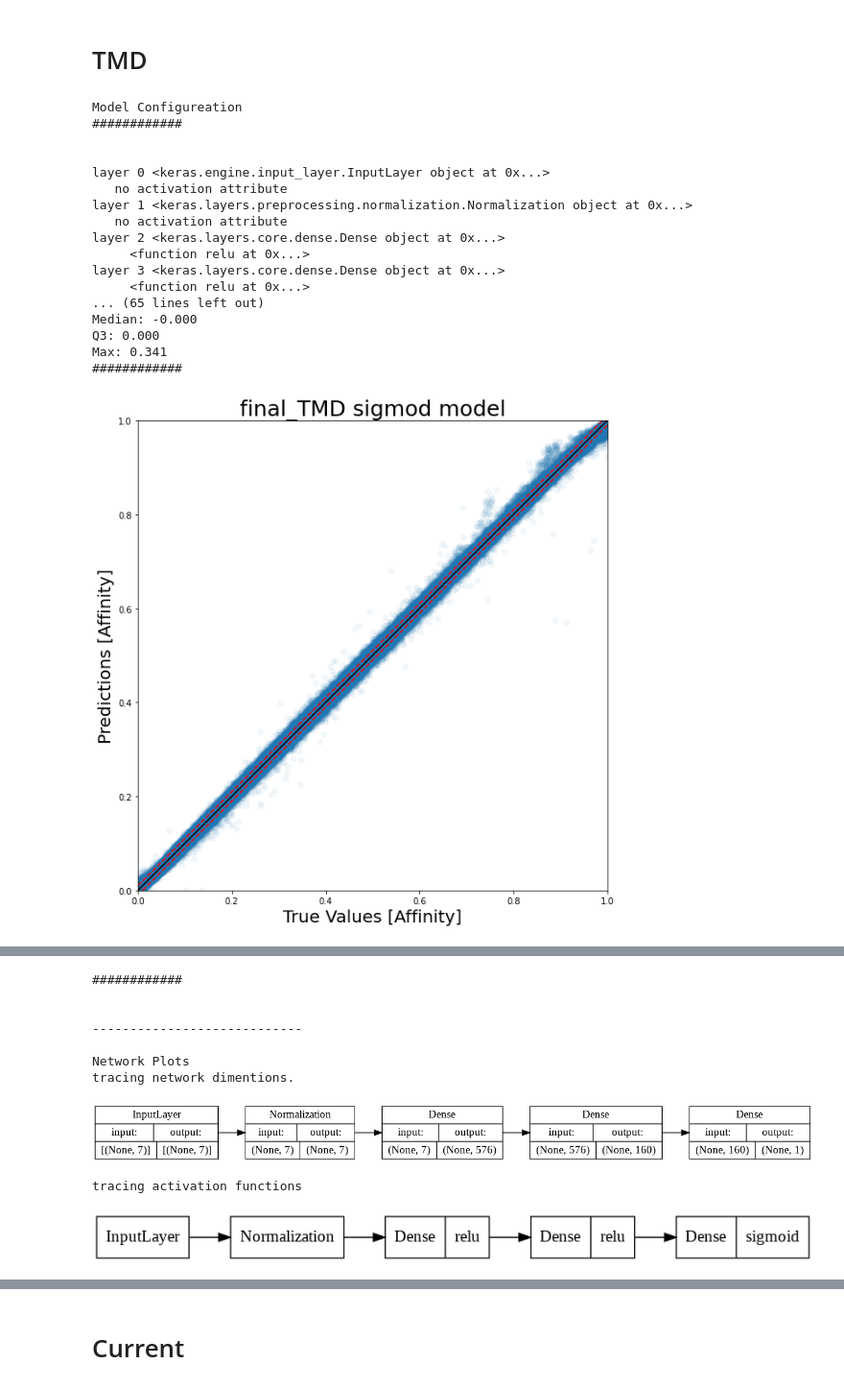
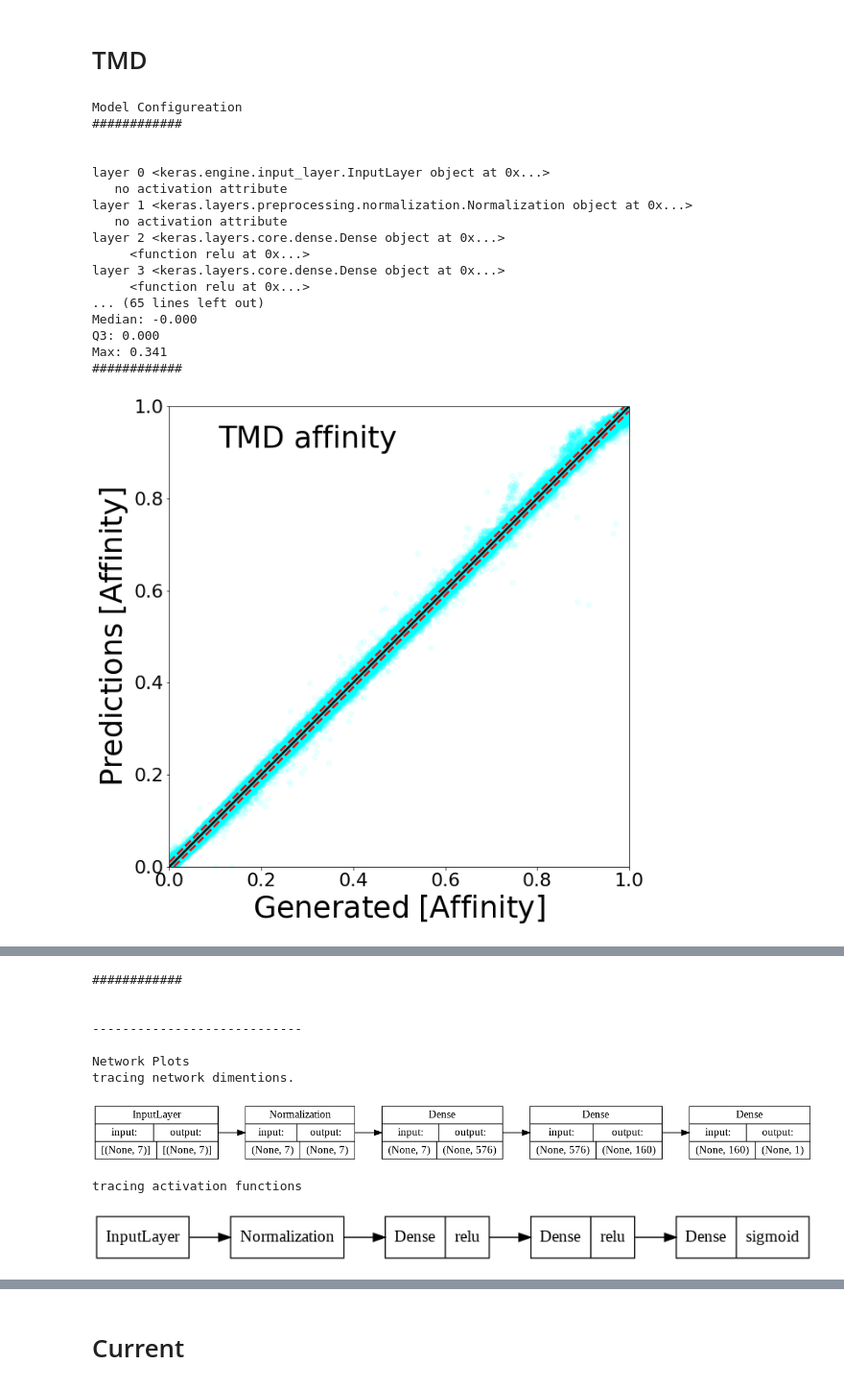
Before and after one commit to QCDHUB/SIDIS-Affinity, a Jupyter notebook: Finalrun_test_all_autothreshold.ipynb, the cells around one changed output, grey strips where cells are left out. Shown at 96% size. Cells and saved outputs as stored; diff of their text form; code cells hidden in the pictures.

```diff
--- a/Finalrun_test_all_autothreshold.ipynb
+++ b/Finalrun_test_all_autothreshold.ipynb
@@ -74,23 +74,30 @@ Wall time: 2min 20s
 def plotPred(trueVal,predVal,title,threshold):
     fig=plt.figure(figsize=(10,10))
     a = plt.axes(aspect='equal')
-    plt.scatter(trueVal, predVal,alpha=0.05)
-    plt.xlabel('Generated [Affinity]',fontsize=20)
-    plt.ylabel('Predictions [Affinity]',fontsize=20)
-    plt.title(title,fontsize=25)
+    plt.scatter(trueVal, predVal,c='aqua',alpha=0.07)
+    # plt.scatter(trueVal, predVal,c='lightsteelblue',alpha=0.05)
+    #plt.xlabel(r'$\boldmath{\rm Generated\; [Affinity]$}',fontsize=20)
+    #plt.ylabel(r'\boldmath{\rm $Predictions\; [Affinity]$}',fontsize=20)
+    plt.xlabel(r'$\rm Generated\; [Affinity]$',fontsize=35)
+    plt.ylabel(r'$\rm Predictions\; [Affinity]$',fontsize=35)
+    plt.title(title,fontsize=35, position=(0.3, 0.9))
+    # a.set_title(title, y=1.0, pad=-14,fontsize=35)
     lims = [0, 1]
     plt.xlim(lims)
     plt.ylim(lims)
-    _ = plt.plot(lims, lims ,color = 'k',linestyle='-')
+    # We change the fontsize of minor ticks label
+    plt.xticks(fontsize=22)
+    plt.yticks(fontsize=22)
+    _ = plt.plot(lims, lims ,color = 'k',linestyle='-',linewidth=2.5)
     # add lines for residual threshold and center
     x1 = np.linspace(0,1-threshold,100)
-    plt.plot(x1,x1+threshold, color = 'r',linestyle='--')
+    plt.plot(x1,x1+threshold, color = 'red',linestyle='--',linewidth=2.5)
     x2 = np.linspace(threshold,1,100)
-    plt.plot(x2,x2-threshold, color = 'r',linestyle='--')
+    plt.plot(x2,x2-threshold, color = 'red',linestyle='--',linewidth=2.5)
     plt.show()
-#     from matplotlib.backends.backend_pdf import PdfPages
-#     with PdfPages('../figures/tmd_sigmoid.pdf') as pdf:
-#         pdf.savefig(fig)
+    from matplotlib.backends.backend_pdf import PdfPages
+    with PdfPages('../%s.pdf' % title) as pdf:
+        pdf.savefig(fig)
 #    plt.savefig('../figures/tmd_sigmoid.png')
 
 
@@ -160,12 +167,12 @@ def fivenumsum(resids):
     print('Q3: %.3f' % quartiles[3])
     print('Max: %.3f' % quartiles[4])
 # %%
-# # test tmd model and create plots for visualization of results
+# test tmd model and create plots for visualization of results
 # model_name = 'tmd_DNN_V2_sigmoid_checkpoint_model'
 
 # model_name=name+'_cp_model'
 
-def scot_plot(mld_path, file_path, lable_name, ):
+def scot_plot(mld_path, file_path, lable_name, title):
 
     test_results = {}
     model = tf.keras.models.load_model(mld_path)
@@ -228,7 +235,7 @@ def scot_plot(mld_path, file_path, lable_name, ):
     print('Five number summary of residuals')
     fivenumsum(residuals)
     print('#'*12,'\n'*2)
-    plotPred(test_labels,test_predictions,model_name+' sigmoid model',threshold)
+    plotPred(test_labels,test_predictions,title,threshold)
     plt.figure(figsize=(10,10))
     print('\n')
     plt.hist(residuals,bins=100)
@@ -254,35 +261,36 @@ def scot_plot(mld_path, file_path, lable_name, ):
 %%time
 
 # region_name = 'collinear'
 # region_name = 'target'
 # region_name = 'current'
 region_name = 'TMD'
 lable_name = 'tmdaff'
 file_name = region_name
 file_path = './' + file_name
 model_name = 'final_' + region_name
 mld_path = './models/' + model_name
+title = 'TMD affinity'
 
-scot_plot(mld_path, file_path, lable_name)
+scot_plot(mld_path, file_path, lable_name, title)
 # %% [output]
 Model Configureation
 ############
 
 
 layer 0 <keras.engine.input_layer.InputLayer object at 0x...>
    no activation attribute
 layer 1 <keras.layers.preprocessing.normalization.Normalization object at 0x...>
    no activation attribute
 layer 2 <keras.layers.core.dense.Dense object at 0x...>
      <function relu at 0x...>
 layer 3 <keras.layers.core.dense.Dense object at 0x...>
      <function relu at 0x...>
 ... (65 lines left out)
 Median: -0.000
 Q3: 0.000
 Max: 0.341
 ############
-[figure, old version]
+[figure, new version]
 [figure]
 ############
 
```
Also changed, not shown: parts of 6 cells of this notebook.
